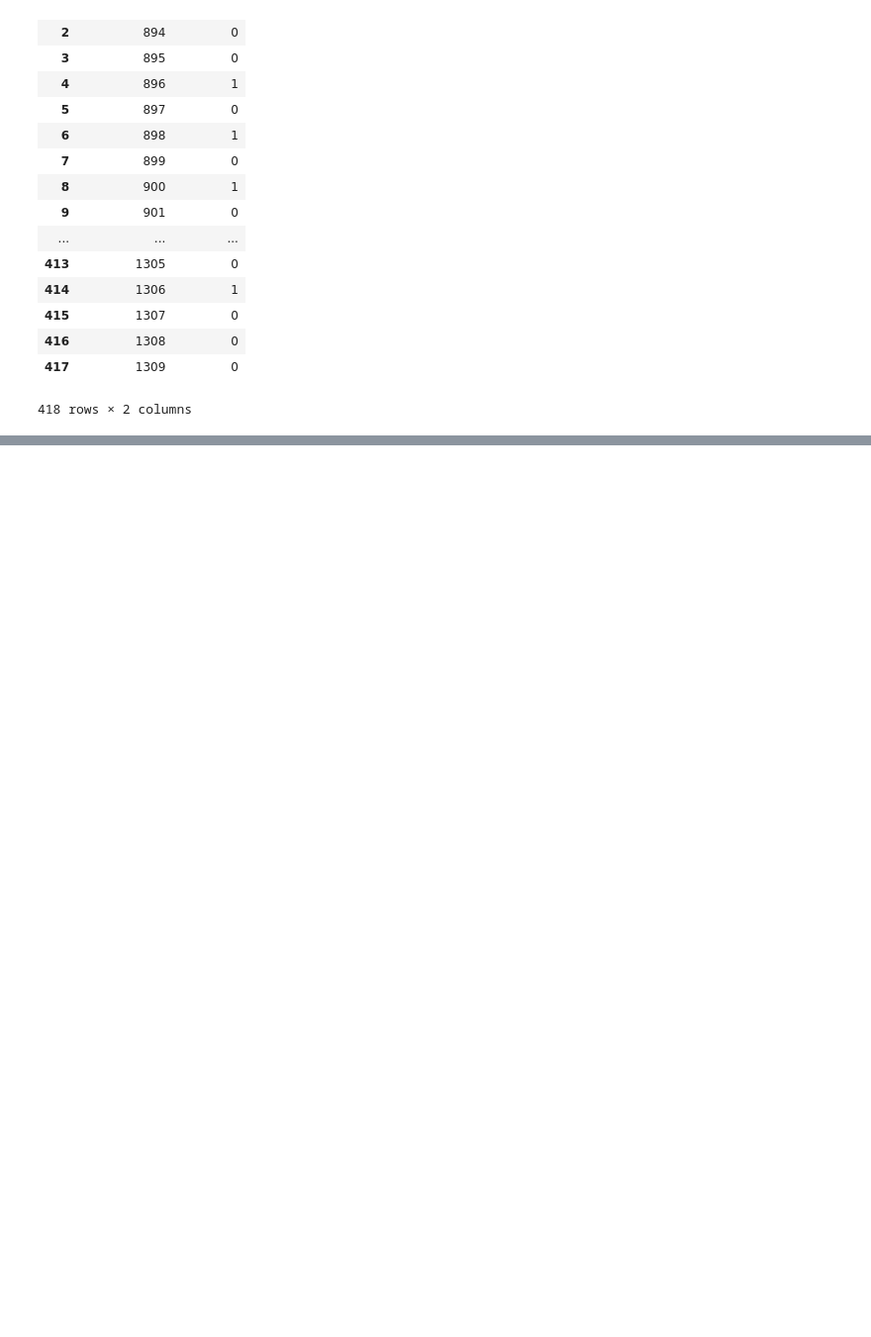
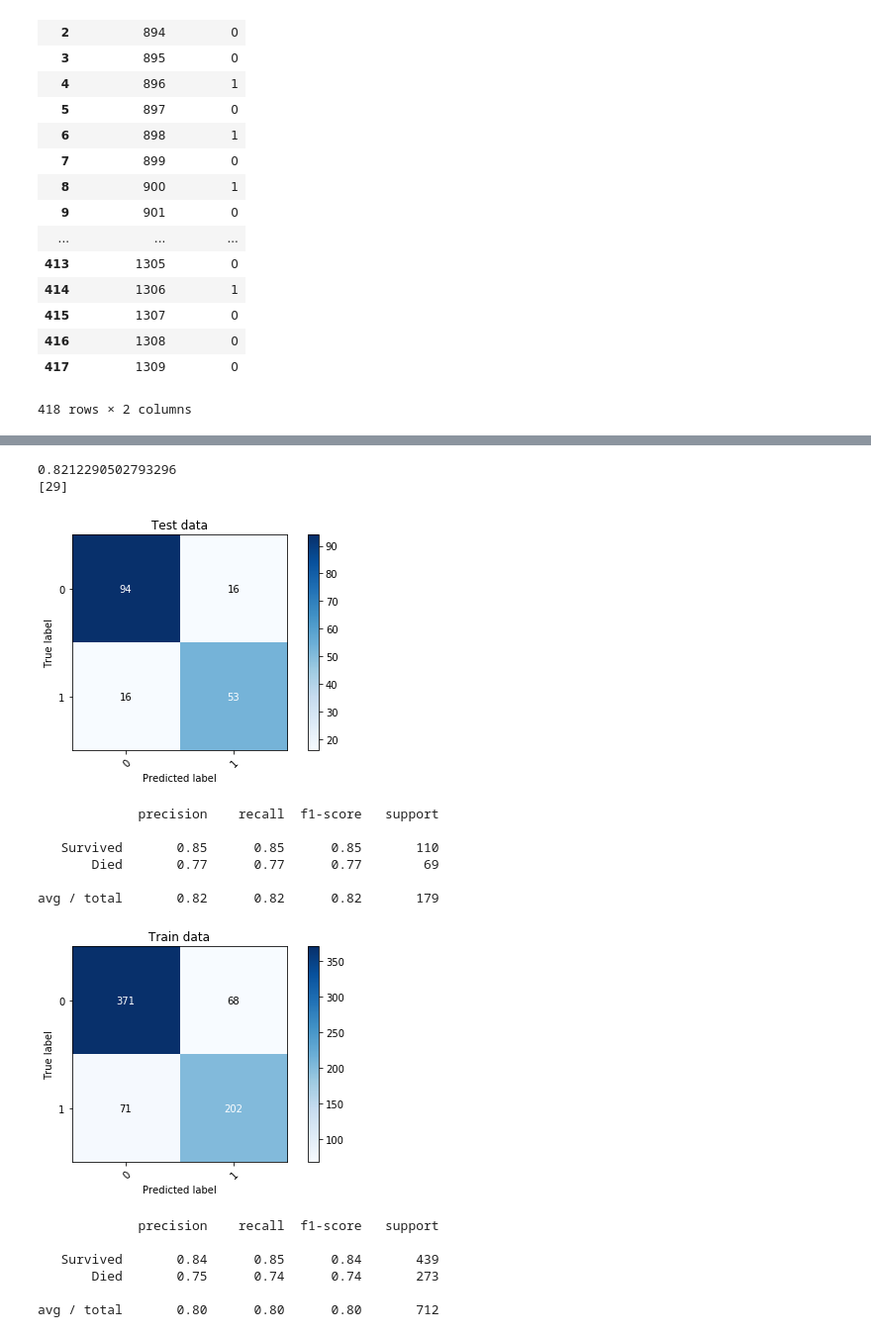
Before and after one commit to ikeinyyo/Kaggle-Titanic-Supervised-Learning, a Jupyter notebook: Titanic.ipynb, the cells around one changed output, grey strips where cells are left out. Shown: that part at 99% size. Cells and saved outputs as stored; diff of their text form; code cells hidden in the pictures; blank space fills up the shorter version.

```diff
--- a/Titanic.ipynb
+++ b/Titanic.ipynb
@@ -327,0 +436,20 @@ submission.to_csv('titanic_submission.csv', index=False)
+# %%
+lr = LogisticRegression(random_state=0, solver='lbfgs', multi_class='multinomial')
+show_data(lr)
+# %% [output]
+0.8212290502793296
+[29]
+[figure, added]
+             precision    recall  f1-score   support
+
+   Survived       0.85      0.85      0.85       110
+       Died       0.77      0.77      0.77        69
+
+avg / total       0.82      0.82      0.82       179
+[figure, added]
+             precision    recall  f1-score   support
+
+   Survived       0.84      0.85      0.84       439
+       Died       0.75      0.74      0.74       273
+
+avg / total       0.80      0.80      0.80       712
```
Also changed, not shown: parts of 9 cells of this notebook, 2 other files.
